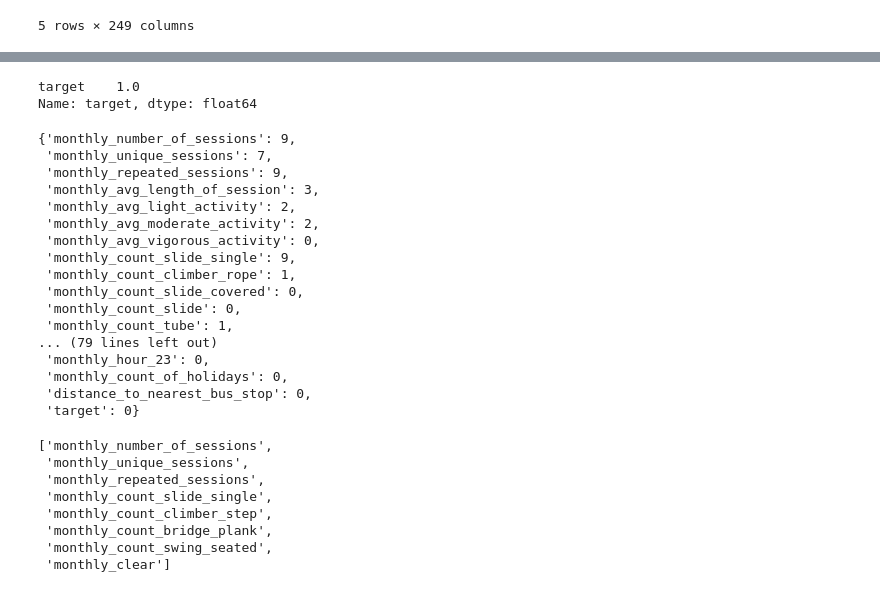
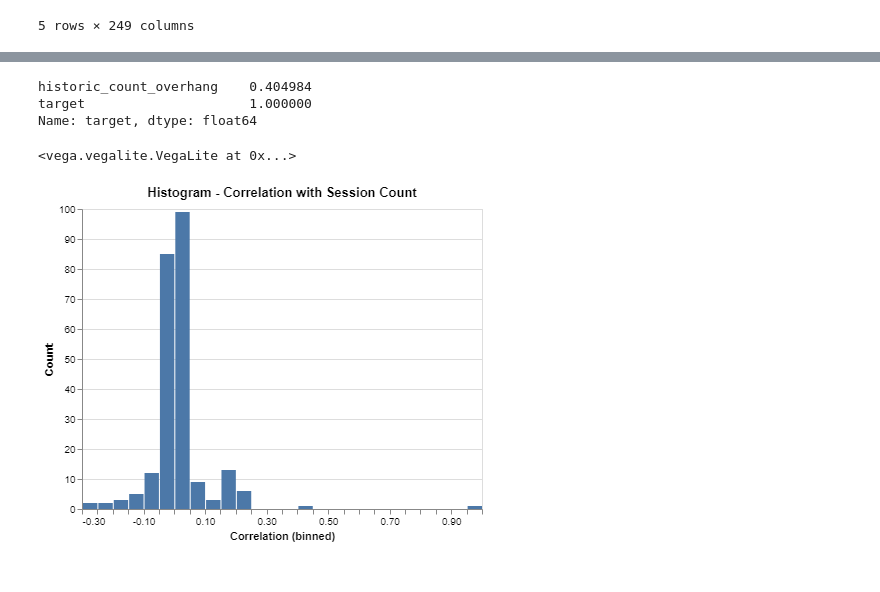
Before and after one commit to saurav193/capstone_BIBA, a Jupyter notebook: eda/eda_biba.ipynb, the cells around one changed output, grey strips where cells are left out. Drawn from its saved outputs; the diff is of its cells as text; code cells hidden in the pictures.

```diff
--- a/eda/eda_biba.ipynb
+++ b/eda/eda_biba.ipynb
@@ -173,10 +276,20 @@ num_cor_matrix
 
 target_cor = num_cor_matrix.loc['target', :]
 
-target_cor[target_cor > 0.1] # This is impressive
+target_cor[(target_cor > 0.3) | (target_cor <-0.3)] #This is impressive
 # %% [output]
-target    1.0
+historic_count_overhang    0.404984
+target                     1.000000
 Name: target, dtype: float64
+# %%
+alt.Chart(num_cor_matrix).mark_bar().encode(
+    alt.X("target:Q", bin=alt.Bin(maxbins=30),title="Correlation (binned)"),
+    y=alt.Y('count()', title="Count")).properties(
+    title='Histogram - Correlation with Session Count'
+)
+# %% [output]
+<vega.vegalite.VegaLite at 0x...>
+[figure, added]
 # %%
 #selecting features with high number of correlated features
 high_cor_dict = {}
@@ -185,37 +298,3 @@ for i in list(num_cor_matrix.columns):
 
     row = num_cor_matrix.loc[i, :]
     high_cor_dict[i] = len(row[((row>=0.8) | (row<=-0.8)) & (row!=1)])
-# %%
-high_cor_dict
-# %% [output]
-{'monthly_number_of_sessions': 9,
- 'monthly_unique_sessions': 7,
- 'monthly_repeated_sessions': 9,
- 'monthly_avg_length_of_session': 3,
- 'monthly_avg_light_activity': 2,
- 'monthly_avg_moderate_activity': 2,
- 'monthly_avg_vigorous_activity': 0,
- 'monthly_count_slide_single': 9,
- 'monthly_count_climber_rope': 1,
- 'monthly_count_slide_covered': 0,
- 'monthly_count_slide': 0,
- 'monthly_count_tube': 1,
-... (79 lines left out)
- 'monthly_hour_23': 0,
- 'monthly_count_of_holidays': 0,
- 'distance_to_nearest_bus_stop': 0,
- 'target': 0}
-# %%
-# Selecting columns with more than 5 high correlated features
-
-high_cor_list = [key for key, val in high_cor_dict.items() if val >= 5]
-high_cor_list
-# %% [output]
-['monthly_number_of_sessions',
- 'monthly_unique_sessions',
- 'monthly_repeated_sessions',
- 'monthly_count_slide_single',
- 'monthly_count_climber_step',
- 'monthly_count_bridge_plank',
- 'monthly_count_swing_seated',
- 'monthly_clear']
```
Also changed, not shown: parts of 24 cells of this notebook, 1 other file.
